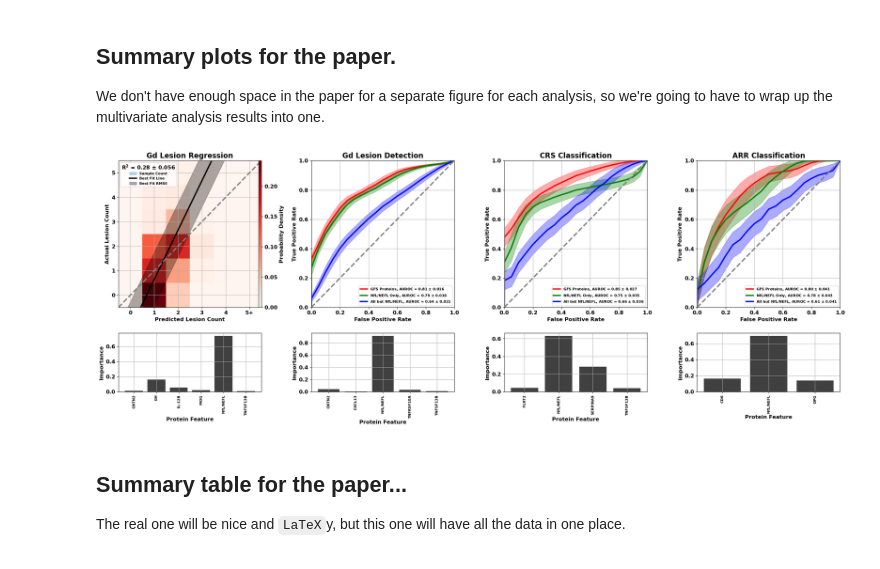
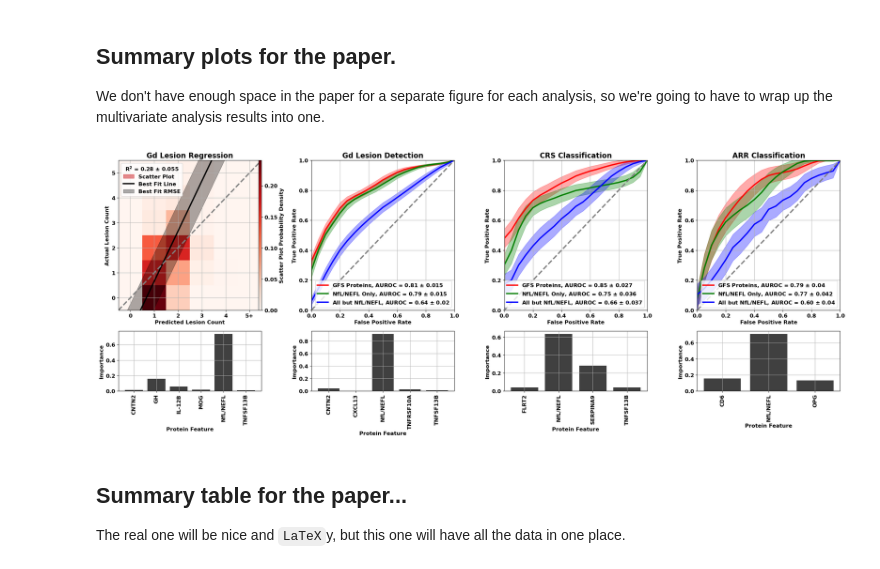
Before and after one commit to vmgehman/infl-neurodeg-bmkr-ms, a Jupyter notebook: all_endpoints_multivariate.ipynb, the cells around one changed output. Saved outputs shown, nothing was run; the diff lists cells and outputs as text; code cells hidden in the pictures.

```diff
--- a/all_endpoints_multivariate.ipynb
+++ b/all_endpoints_multivariate.ipynb
@@ -1057,7 +1057,7 @@ for sp, feat_set, feat_imp in zip( sub_plot[ 1, : ], \
             yerr = ( 0.5 * ( ( feat_imp.std( axis = 2 ) / np.sqrt( n_permutations ) ).std( axis = 0 ) / np.sqrt( n_bootstraps ) ) / feat_imp.mean( axis = ( 0, 2 ) ).sum() ), \
             width = 0.8, align = "center", color = "black", alpha = 0.75 )
 # Formatting.
-plt.subplots_adjust( wspace = 0.35, hspace = 0.25, top = 0.91 )
+plt.subplots_adjust( wspace = 0.35, hspace = 0.20, top = 0.91 )
 for sp, analsyis_name in zip( sub_plot.ravel(), 2 * list( analysis_names.keys() ) ):
     # Top row...
     if sp in sub_plot[ 0, : ]:
@@ -1068,40 +1068,40 @@ for sp, analsyis_name in zip( sub_plot.ravel(), 2 * list( analysis_names.keys()
             sp.set_xlim( [ lesion_count_bins.min(), lesion_count_bins.max() ] )
             sp.set_ylim( [ lesion_count_bins.min(), lesion_count_bins.max() ] )
             sp.set_xticks( np.arange( gd_clip_lim + 1. ) )
             sp.set_xticklabels( [ "{:d}+".format( int( gd ) ) if gd == 5. else \
                                   "{:d}".format( int( gd ) ) \
                                   for gd in np.arange( gd_clip_lim + 1. ) ], fontdict = fig_font )
             color_bar = fig.colorbar( gd_regr_lesion_count_histo[ -1 ], \
                                       cax = sp.inset_axes( bounds = [ 0.98, 0., 0.02, 1. ] ) )
             color_bar.ax.set_yticks( np.arange( 0., 0.201, 0.05 ) )
-            color_bar.set_label( "Probability Density", fontdict = fig_font )
-            sp.legend( [ mpatches.Patch( color = matplotlib.cm.Blues( 0.5 ), alpha = 0.5 ), \
+            color_bar.set_label( "Scatter Plot Probability Density", fontdict = fig_font )
+            sp.legend( [ mpatches.Patch( color = matplotlib.cm.Reds( 0.75 ), alpha = 0.5 ), \
                          matplotlib.lines.Line2D( [ 0 ],[ 0 ], color = "black", linewidth = line_width ), \
                          mpatches.Patch( color = "black", alpha = band_alpha ) ], \
-                       [ "Sample Count", "Best Fit Line", "Best Fit RMSE" ], \
+                       [ "Scatter Plot", "Best Fit Line", "Best Fit RMSE" ], \
                        title = "R$^2$ = {:1.2} $\pm$ {:1.2}".format( np.mean( gd_regr_r2_vals[ "gfs_gd_regr" ] ), \
                                                                      np.std(  gd_regr_r2_vals[ "gfs_gd_regr" ] ) ), \
-                       loc = "upper left", fontsize = small_font[ "size" ] )
+                       loc = "upper left", fontsize = fig_font[ "size" ] )
         else:
             sp.set_ylabel( "True Positive Rate", fontdict = fig_font )
             sp.set_xlabel( "False Positive Rate", fontdict = fig_font )
             sp.set_xlim( [ 0., 1. ] )
             sp.set_ylim( [ 0., 1. ] )
-            sp.legend( loc = "lower right", fontsize = small_font[ "size" ] )
+            sp.legend( loc = "lower right", fontsize = fig_font[ "size" ] )
     # Bottom row...
     else:
         sp.set_xlabel( "Protein Feature", fontdict = fig_font )
         sp.set_ylabel( "Importance", fontdict = fig_font )
         sp.set_xticks( np.arange( len( features[ analsyis_name ] ) ) )
         sp.set_xticklabels( [ "NfL/NEFL" if feat == "nefl" else \
                               feat.upper() \
                               for feat in features[ analsyis_name ] ], \
-                            rotation = 90., fontdict = small_font )
+                            rotation = 90., fontdict = fig_font )
     sp.grid( True )
 plt.savefig( "./multivar_all_endopints.pdf", dpi = 300., bbox_inches = "tight" )
 plt.savefig( "./multivar_all_endopints.png", dpi = 300., bbox_inches = "tight" )
 # %% [output]
-[figure, old version]
+[figure, new version]
 # %% [markdown]
 ## Summary table for the paper...
 The real one will be nice and `LaTeX`y, but this one will have all the data in one place.
```
Also changed, not shown: parts of 4 cells of this notebook, 2 other files.
